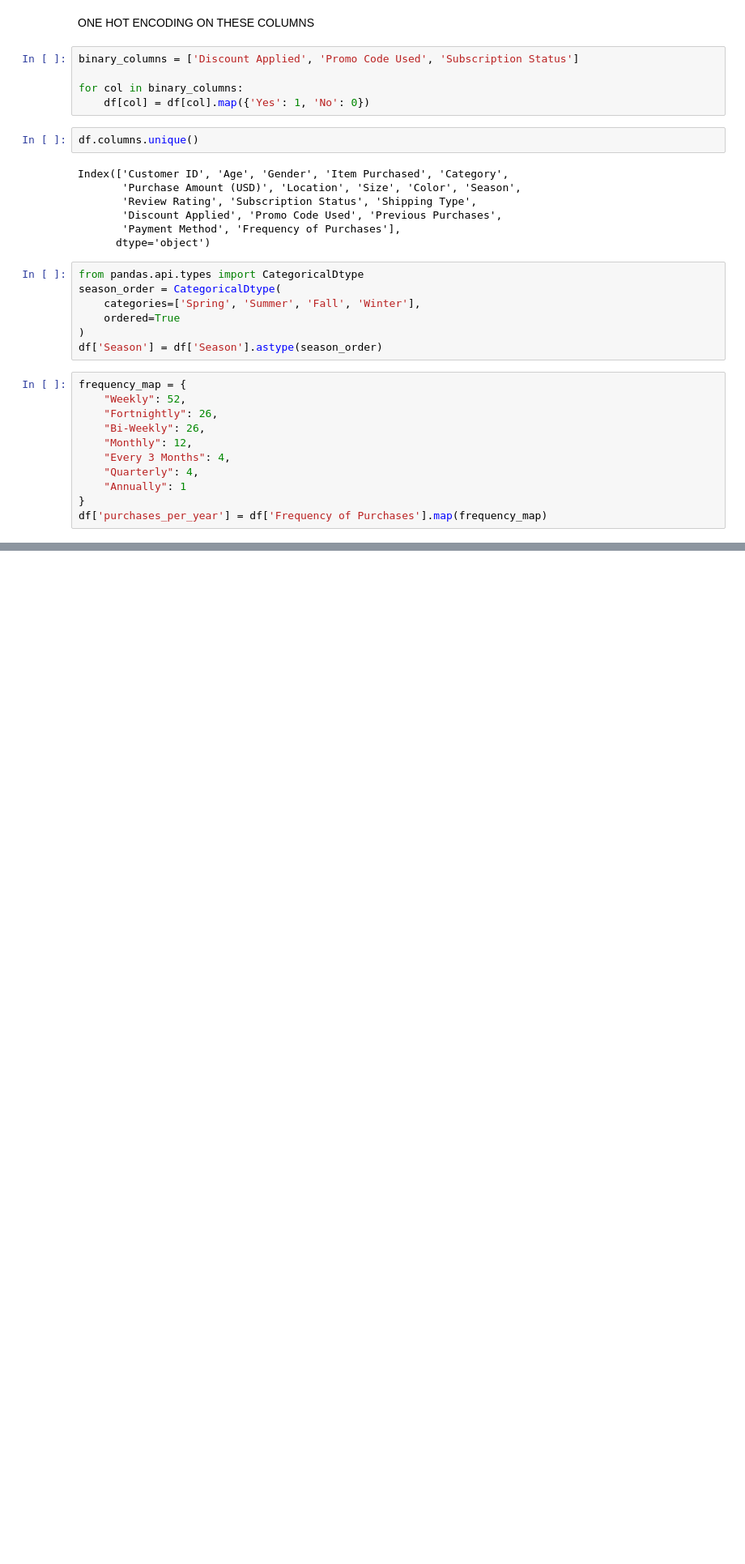
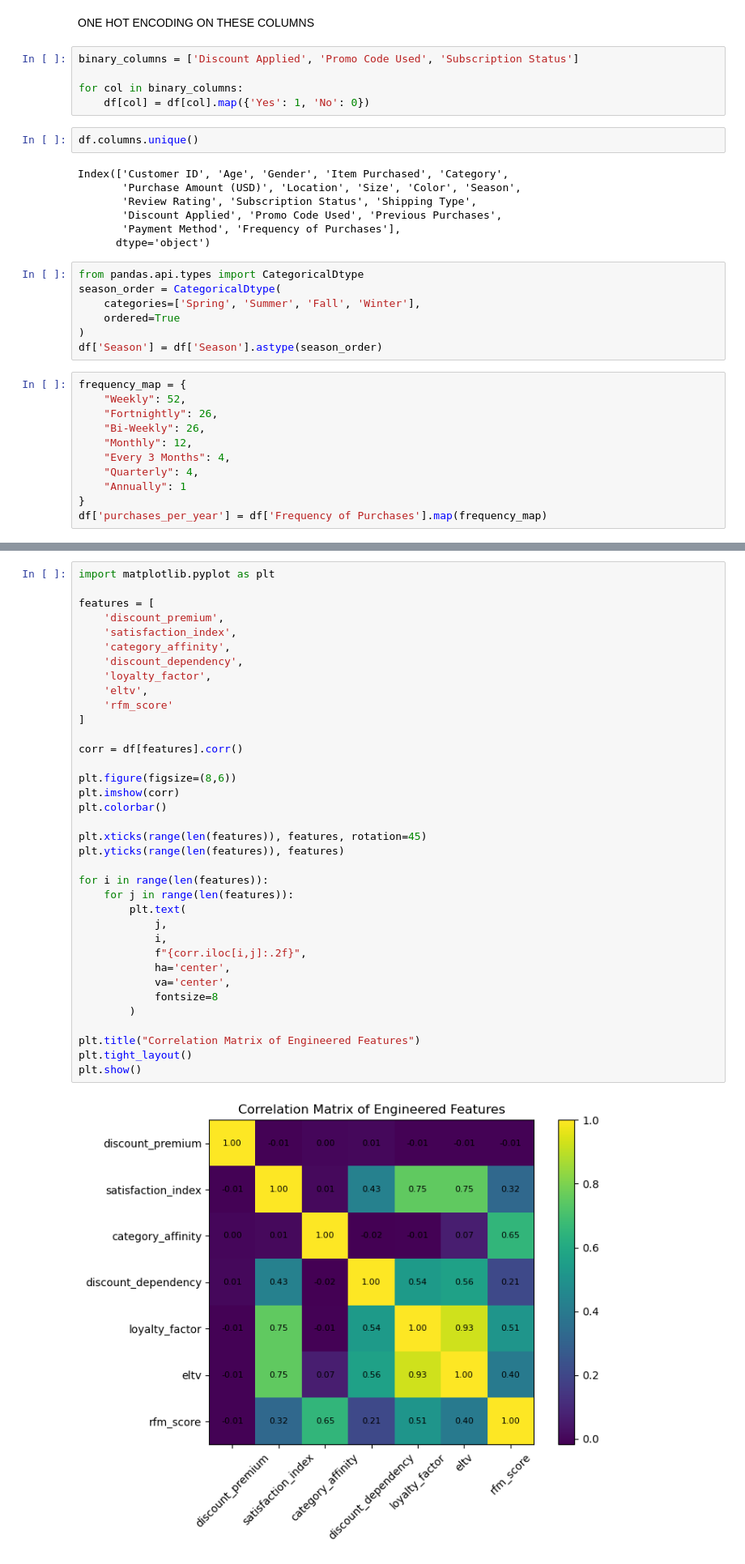
Before and after one commit to CodeWithHG1718/cag_project, a Jupyter notebook: main.ipynb, the cells around one changed output, grey strips where cells are left out. Shown at 81% size. Cells and saved outputs as stored; diff of their text form; blank space fills up the shorter version.

```diff
--- a/main.ipynb
+++ b/main.ipynb
@@ -158,0 +232,38 @@ df
+# %%
+import matplotlib.pyplot as plt
+
+features = [
+    'discount_premium',
+    'satisfaction_index',
+    'category_affinity',
+    'discount_dependency',
+    'loyalty_factor',
+    'eltv',
+    'rfm_score'
+]
+
+corr = df[features].corr()
+
+plt.figure(figsize=(8,6))
+plt.imshow(corr)
+plt.colorbar()
+
+plt.xticks(range(len(features)), features, rotation=45)
+plt.yticks(range(len(features)), features)
+
+for i in range(len(features)):
+    for j in range(len(features)):
+        plt.text(
+            j,
+            i,
+            f"{corr.iloc[i,j]:.2f}",
+            ha='center',
+            va='center',
+            fontsize=8
+        )
+
+plt.title("Correlation Matrix of Engineered Features")
+plt.tight_layout()
+plt.show()
+# %% [output]
+[figure, added]
```
Also changed, not shown: parts of 25 cells of this notebook, 2 other files.
